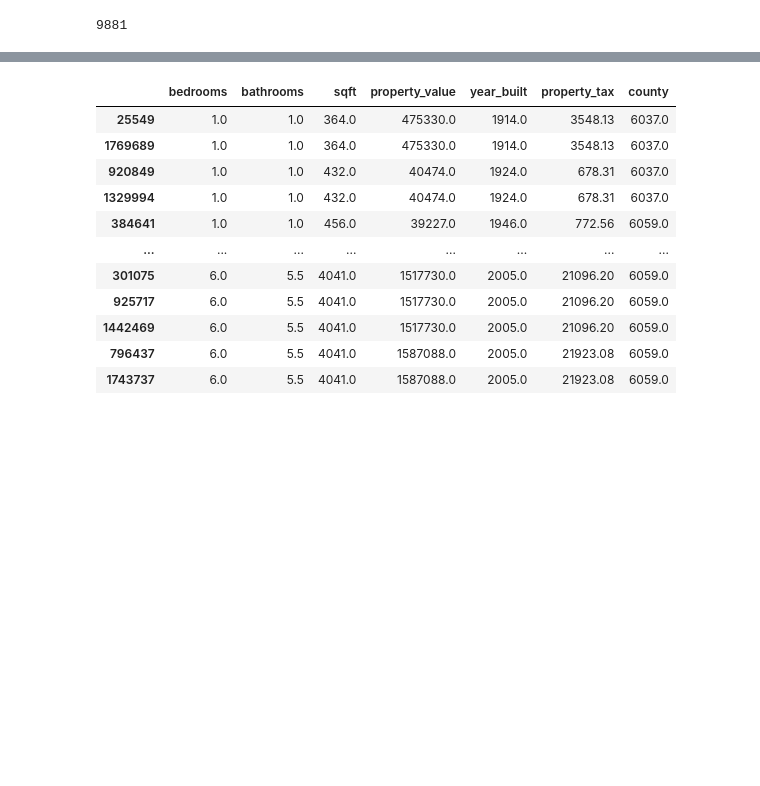
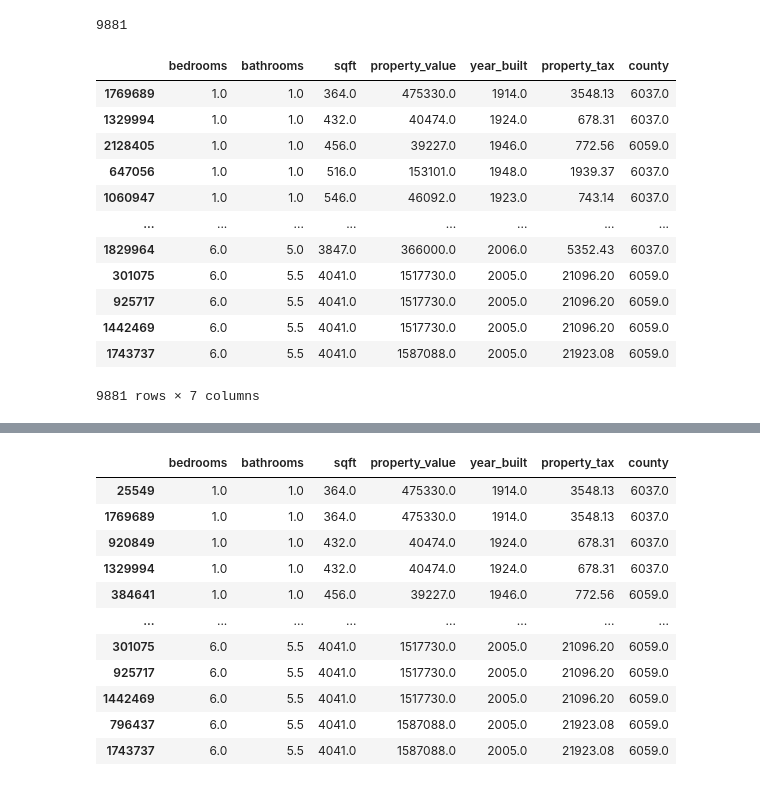
Before and after one commit to martin-reyes/6_regression-exercises, a Jupyter notebook: wrangle.ipynb, the cells around one changed output, grey strips where cells are left out. Saved outputs shown, nothing was run; the diff lists cells and outputs as text; code cells hidden in the pictures; blank space fills up the shorter version.

```diff
--- a/wrangle.ipynb
+++ b/wrangle.ipynb
@@ -266,3 +268,19 @@ dtype: int64
 df.duplicated().sum()
 # %% [output]
 9881
+# %%
+df[df.duplicated()].sort_values(by=list(df.columns))
+# %% [output]
+|  | bedrooms | bathrooms | sqft | property_value | year_built | property_tax | county |
+| 1769689 | 1.0 | 1.0 | 364.0 | 475330.0 | 1914.0 | 3548.13 | 6037.0 |
+| 1329994 | 1.0 | 1.0 | 432.0 | 40474.0 | 1924.0 | 678.31 | 6037.0 |
+| 2128405 | 1.0 | 1.0 | 456.0 | 39227.0 | 1946.0 | 772.56 | 6059.0 |
+| 647056 | 1.0 | 1.0 | 516.0 | 153101.0 | 1948.0 | 1939.37 | 6037.0 |
+| 1060947 | 1.0 | 1.0 | 546.0 | 46092.0 | 1923.0 | 743.14 | 6037.0 |
+| ... | ... | ... | ... | ... | ... | ... | ... |
+| 1829964 | 6.0 | 5.0 | 3847.0 | 366000.0 | 2006.0 | 5352.43 | 6037.0 |
+| 301075 | 6.0 | 5.5 | 4041.0 | 1517730.0 | 2005.0 | 21096.20 | 6059.0 |
+| 925717 | 6.0 | 5.5 | 4041.0 | 1517730.0 | 2005.0 | 21096.20 | 6059.0 |
+| 1442469 | 6.0 | 5.5 | 4041.0 | 1517730.0 | 2005.0 | 21096.20 | 6059.0 |
+| 1743737 | 6.0 | 5.5 | 4041.0 | 1587088.0 | 2005.0 | 21923.08 | 6059.0 |
+9881 rows × 7 columns
```
Also changed, not shown: parts of 41 cells of this notebook, 3 other files.
